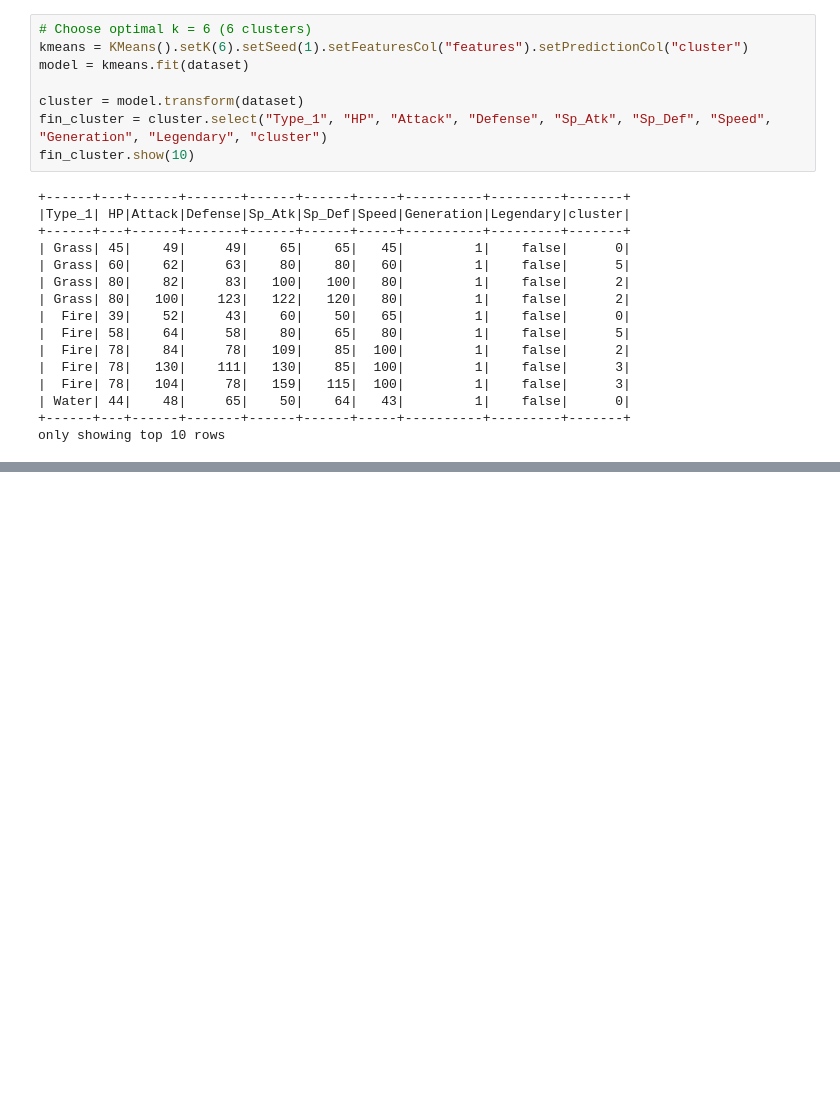
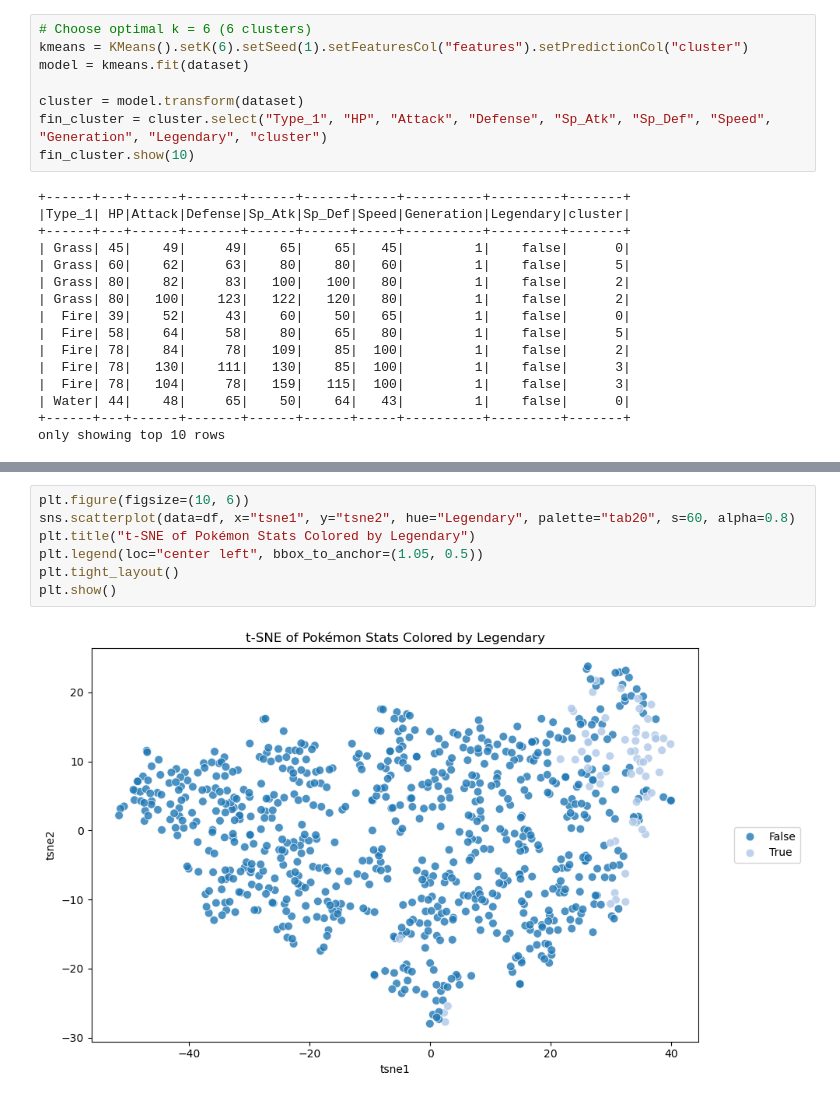
Before and after one commit to ckim115/cs131, a Jupyter notebook: a5/a5.ipynb, the cells around one changed output, grey strips where cells are left out. Cells and saved outputs as stored; diff of their text form; blank space fills up the shorter version.

```diff
--- a/a5/a5.ipynb
+++ b/a5/a5.ipynb
@@ -252,0 +219,9 @@ only showing top 10 rows
+# %%
+plt.figure(figsize=(10, 6))
+sns.scatterplot(data=df, x="tsne1", y="tsne2", hue="Legendary", palette="tab20", s=60, alpha=0.8)
+plt.title("t-SNE of Pokémon Stats Colored by Legendary")
+plt.legend(loc="center left", bbox_to_anchor=(1.05, 0.5))
+plt.tight_layout()
+plt.show()
+# %% [output]
+[figure, added]
```
Also changed, not shown: parts of 15 cells of this notebook.
